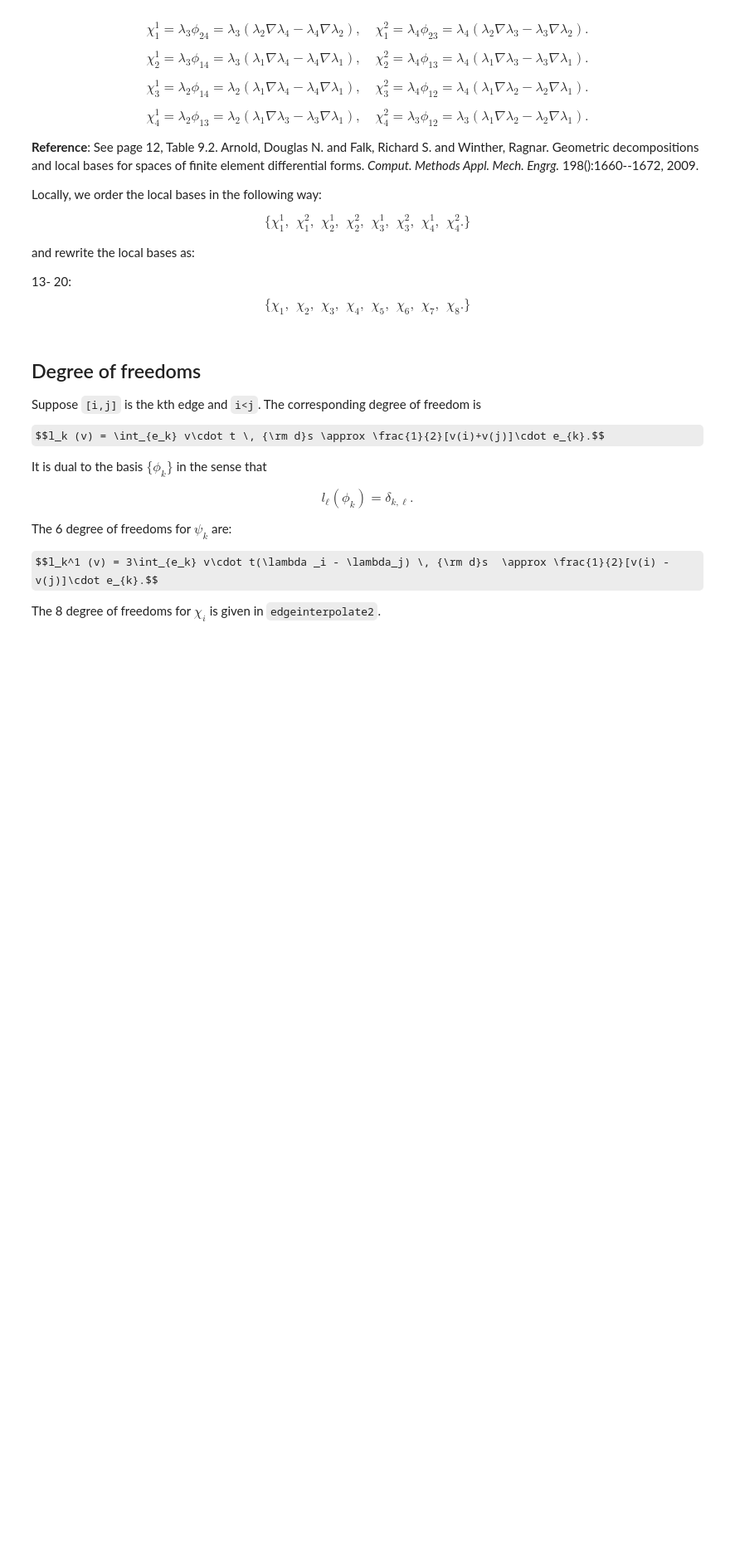
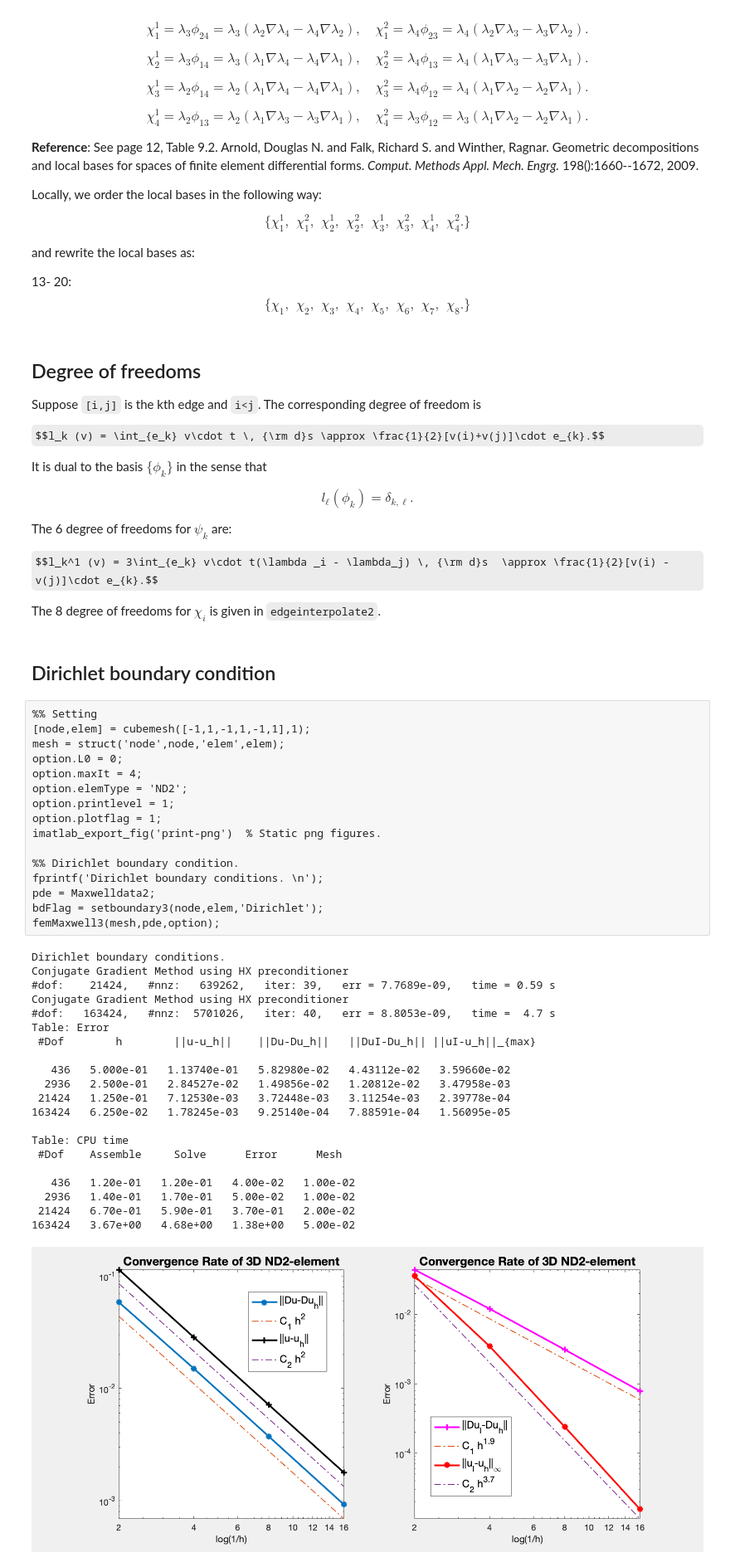
Before and after one commit to lyc102/ifem, a Jupyter notebook: ifemdoc/fem/Maxwell3ND2femrate.ipynb, the cells around one changed output. Shown: that part at 83% size. Saved outputs shown, nothing was run; the diff lists cells and outputs as text; some formulas as TeX source; blank space fills up the shorter version.

```diff
--- a/ifemdoc/fem/Maxwell3ND2femrate.ipynb
+++ b/ifemdoc/fem/Maxwell3ND2femrate.ipynb
@@ -165,3 +165,43 @@ The 6 degree of freedoms for $\psi_k$ are:
 $$l_k^1 (v) = 3\int_{e_k} v\cdot t(\lambda _i - \lambda_j) \, {\rm d}s  \approx \frac{1}{2}[v(i) - v(j)]\cdot e_{k}.$$
 
 The 8 degree of freedoms for $\chi_i$ is given in `edgeinterpolate2`.
+# %% [markdown]
+## Dirichlet boundary condition
+# %%
+%% Setting
+[node,elem] = cubemesh([-1,1,-1,1,-1,1],1);
+mesh = struct('node',node,'elem',elem);
+option.L0 = 0;
+option.maxIt = 4;
+option.elemType = 'ND2';
+option.printlevel = 1;
+option.plotflag = 1;
+imatlab_export_fig('print-png')  % Static png figures.
+
+%% Dirichlet boundary condition.
+fprintf('Dirichlet boundary conditions. \n');
+pde = Maxwelldata2;
+bdFlag = setboundary3(node,elem,'Dirichlet');
+femMaxwell3(mesh,pde,option);
+# %% [output]
+Dirichlet boundary conditions.
+Conjugate Gradient Method using HX preconditioner
+#dof:    21424,   #nnz:   639262,   iter: 39,   err = 7.7689e-09,   time = 0.59 s
+Conjugate Gradient Method using HX preconditioner
+#dof:   163424,   #nnz:  5701026,   iter: 40,   err = 8.8053e-09,   time =  4.7 s
+Table: Error
+ #Dof        h        ||u-u_h||    ||Du-Du_h||   ||DuI-Du_h|| ||uI-u_h||_{max}
+
+   436   5.000e-01   1.13740e-01   5.82980e-02   4.43112e-02   3.59660e-02
+  2936   2.500e-01   2.84527e-02   1.49856e-02   1.20812e-02   3.47958e-03
+ 21424   1.250e-01   7.12530e-03   3.72448e-03   3.11254e-03   2.39778e-04
+163424   6.250e-02   1.78245e-03   9.25140e-04   7.88591e-04   1.56095e-05
+
+Table: CPU time
+ #Dof    Assemble     Solve      Error      Mesh
+
+   436   1.20e-01   1.20e-01   4.00e-02   1.00e-02
+  2936   1.40e-01   1.70e-01   5.00e-02   1.00e-02
+ 21424   6.70e-01   5.90e-01   3.70e-01   2.00e-02
+163424   3.67e+00   4.68e+00   1.38e+00   5.00e-02
+[figure, added]
```
Also changed, not shown: parts of 3 cells of this notebook, 4 other files.
